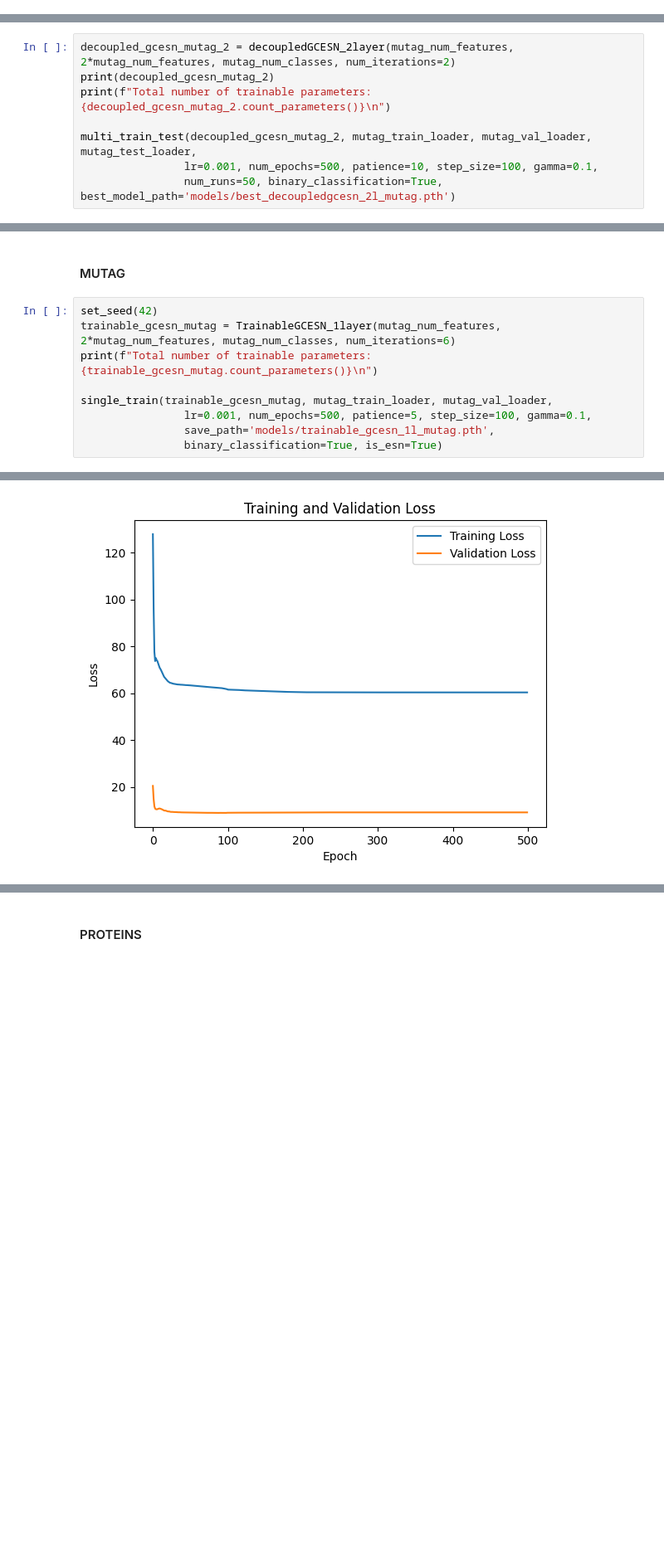
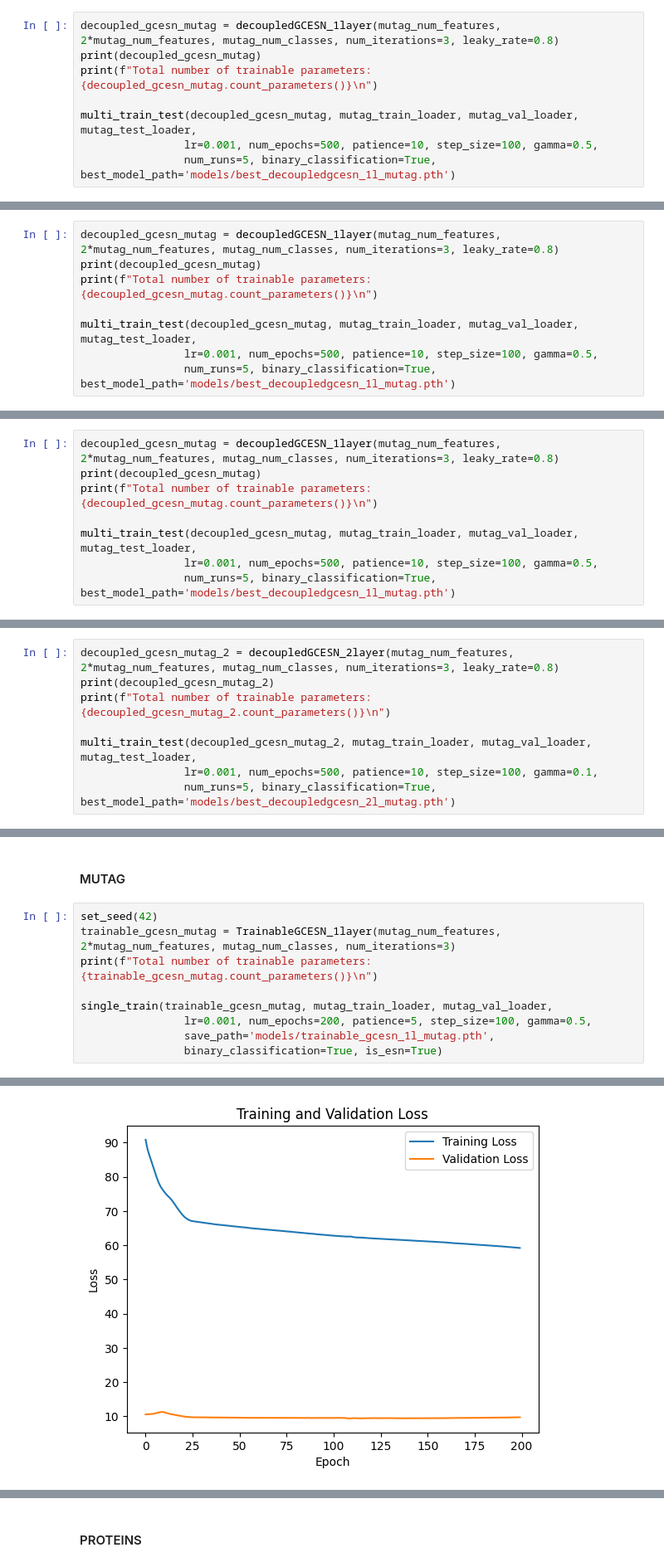
Before and after one commit to GitaAyu06/reservoir-gnn, a Jupyter notebook: reservoir-gcn_graph_classifications.ipynb, the cells around one changed output, grey strips where cells are left out. Shown at 83% size. Saved outputs shown, nothing was run; the diff lists cells and outputs as text; blank space fills up the shorter version.

```diff
--- a/reservoir-gcn_graph_classifications.ipynb
+++ b/reservoir-gcn_graph_classifications.ipynb
@@ -5153,2 +5029,10 @@ Average GPU Utilization: 0.00%
 # %% [markdown]
 #### DND
+# %%
+decoupled_gcesn_mutag = decoupledGCESN_1layer(mutag_num_features, 2*mutag_num_features, mutag_num_classes, num_iterations=3, leaky_rate=0.8)
+print(decoupled_gcesn_mutag)
+print(f"Total number of trainable parameters: {decoupled_gcesn_mutag.count_parameters()}\n")
+
+multi_train_test(decoupled_gcesn_mutag, mutag_train_loader, mutag_val_loader, mutag_test_loader,
+                lr=0.001, num_epochs=500, patience=10, step_size=100, gamma=0.5,
+                num_runs=5, binary_classification=True, best_model_path='models/best_decoupledgcesn_1l_mutag.pth')
@@ -5155,7 +5045,23 @@ Average GPU Utilization: 0.00%
 # %% [markdown]
 #### ENZYM
+# %%
+decoupled_gcesn_mutag = decoupledGCESN_1layer(mutag_num_features, 2*mutag_num_features, mutag_num_classes, num_iterations=3, leaky_rate=0.8)
+print(decoupled_gcesn_mutag)
+print(f"Total number of trainable parameters: {decoupled_gcesn_mutag.count_parameters()}\n")
+
+multi_train_test(decoupled_gcesn_mutag, mutag_train_loader, mutag_val_loader, mutag_test_loader,
+                lr=0.001, num_epochs=500, patience=10, step_size=100, gamma=0.5,
+                num_runs=5, binary_classification=True, best_model_path='models/best_decoupledgcesn_1l_mutag.pth')
 # %% [markdown]
 #### OASIS
+# %%
+decoupled_gcesn_mutag = decoupledGCESN_1layer(mutag_num_features, 2*mutag_num_features, mutag_num_classes, num_iterations=3, leaky_rate=0.8)
+print(decoupled_gcesn_mutag)
+print(f"Total number of trainable parameters: {decoupled_gcesn_mutag.count_parameters()}\n")
+
+multi_train_test(decoupled_gcesn_mutag, mutag_train_loader, mutag_val_loader, mutag_test_loader,
+                lr=0.001, num_epochs=500, patience=10, step_size=100, gamma=0.5,
+                num_runs=5, binary_classification=True, best_model_path='models/best_decoupledgcesn_1l_mutag.pth')
 # %% [markdown]
 #### EMCI-AD
 # %%
@@ -5249,13 +5155,13 @@ Average GPU Utilization: 2.00%
 # %% [markdown]
 #### MUTAG
 # %%
-decoupled_gcesn_mutag_2 = decoupledGCESN_2layer(mutag_num_features, 2*mutag_num_features, mutag_num_classes, num_iterations=2)
+decoupled_gcesn_mutag_2 = decoupledGCESN_2layer(mutag_num_features, 2*mutag_num_features, mutag_num_classes, num_iterations=3, leaky_rate=0.8)
 print(decoupled_gcesn_mutag_2)
 print(f"Total number of trainable parameters: {decoupled_gcesn_mutag_2.count_parameters()}\n")
 
 multi_train_test(decoupled_gcesn_mutag_2, mutag_train_loader, mutag_val_loader, mutag_test_loader,
                 lr=0.001, num_epochs=500, patience=10, step_size=100, gamma=0.1,
-                num_runs=50, binary_classification=True, best_model_path='models/best_decoupledgcesn_2l_mutag.pth')
+                num_runs=5, binary_classification=True, best_model_path='models/best_decoupledgcesn_2l_mutag.pth')
 # %% [output]
 decoupledGCESN_2layer(
   (gcn1): GCN (7 -> 14)
@@ -5394,11 +5300,11 @@ Average GPU Utilization: 0.00%
 #### MUTAG
 # %%
 set_seed(42)
-trainable_gcesn_mutag = TrainableGCESN_1layer(mutag_num_features, 2*mutag_num_features, mutag_num_classes, num_iterations=6)
+trainable_gcesn_mutag = TrainableGCESN_1layer(mutag_num_features, 2*mutag_num_features, mutag_num_classes, num_iterations=3)
 print(f"Total number of trainable parameters: {trainable_gcesn_mutag.count_parameters()}\n")
 
 single_train(trainable_gcesn_mutag, mutag_train_loader, mutag_val_loader,
-                lr=0.001, num_epochs=500, patience=5, step_size=100, gamma=0.1,
+                lr=0.001, num_epochs=200, patience=5, step_size=100, gamma=0.5,
                 save_path='models/trainable_gcesn_1l_mutag.pth',
                 binary_classification=True, is_esn=True)
 # %% [output]
@@ -5422,2 +5328,2 @@ Time: 0.04s, CPU: 25.00%, Memory: 3.98GB, GPU: 0.02GB, GPU Util: 6.00%
-[figure, old version]
+[figure, new version]
 Model saved to models/trainable_gcesn_1l_mutag.pth
```
Also changed, not shown: parts of 75 cells of this notebook, 26 other files.
